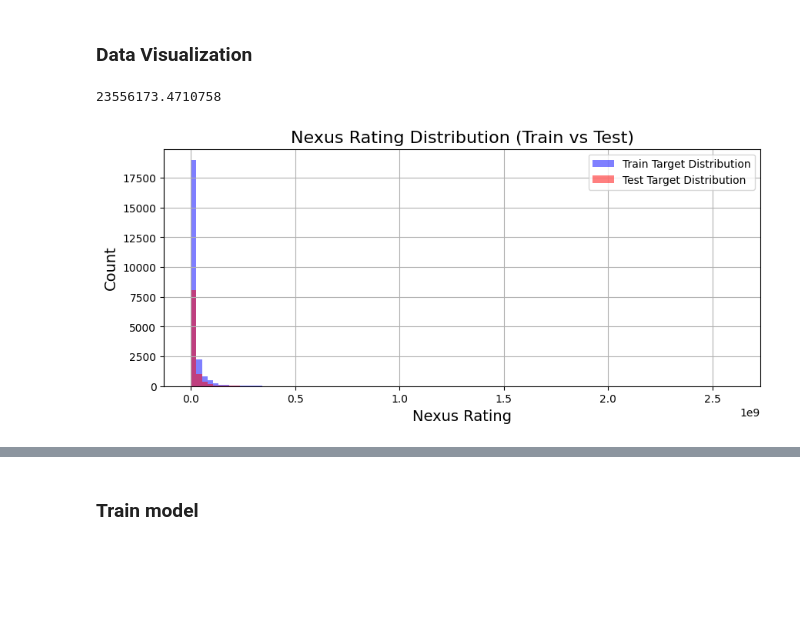
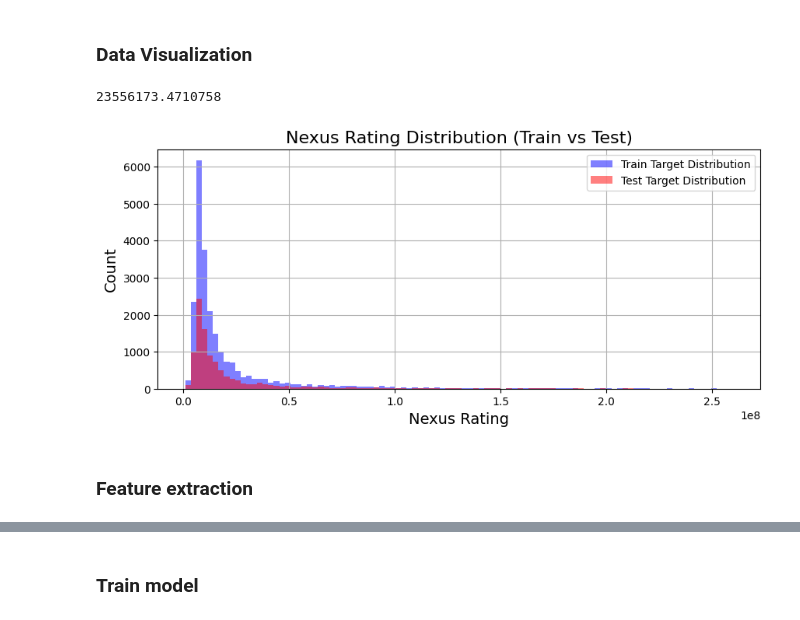
Before and after one commit to flippi321/TDT4172-Introduction-to-Machine-Learning, a Jupyter notebook: Assignment 1/Chapter_1.ipynb, the cells around one changed output, grey strips where cells are left out. Saved outputs shown, nothing was run; the diff lists cells and outputs as text; code cells hidden in the pictures; blank space fills up the shorter version.

```diff
--- a/Assignment 1/Chapter_1.ipynb
+++ b/Assignment 1/Chapter_1.ipynb
@@ -504,29 +525,33 @@ x_test = test.drop('nexus_rating', axis=1)
 # %%
 fig, ax = plt.subplots(1, 1, figsize=(10, 4))
 
 train_target = y_train.copy()
 test_target = y_test.copy()
 
 # Define shared bins
 bins = np.linspace(
     min(test_target.min(), train_target.min()),
-    max(test_target.max(), train_target.max()),
+    max(test_target.max(), train_target.max()) / 10,
     100
 )
 
 # Plot both on same axis
 train_target.hist(bins=bins, ax=ax, color='blue', alpha=0.5, label='Train Target Distribution')
 test_target.hist(bins=bins, ax=ax, color='red', alpha=0.5, label='Test Target Distribution')
 
-print(np.mean(train_target))
+print("Train avg: ", np.mean(train_target))
+print("Test avg:  ", np.mean(test_target))
+
 
 # Titles and labels
 ax.set_title('Nexus Rating Distribution (Train vs Test)', fontsize=16)
 ax.set_xlabel('Nexus Rating', fontsize=14)
 ax.set_ylabel('Count', fontsize=14)
 ax.legend()
 
 plt.show()
 # %% [output]
 23556173.4710758
-[figure, old version]
+[figure, new version]
+# %% [markdown]
+### Feature extraction
```
Also changed, not shown: parts of 12 cells of this notebook.
